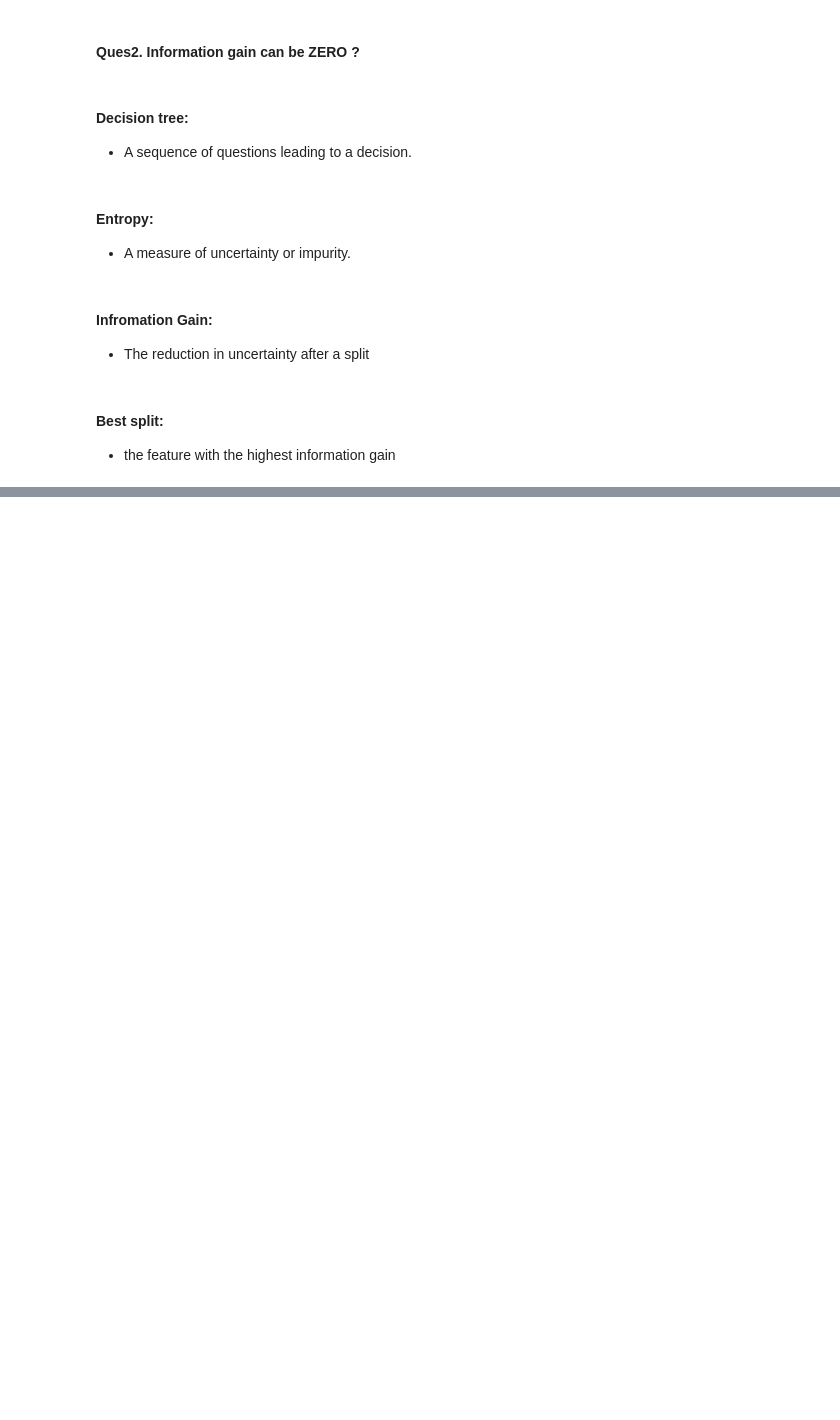
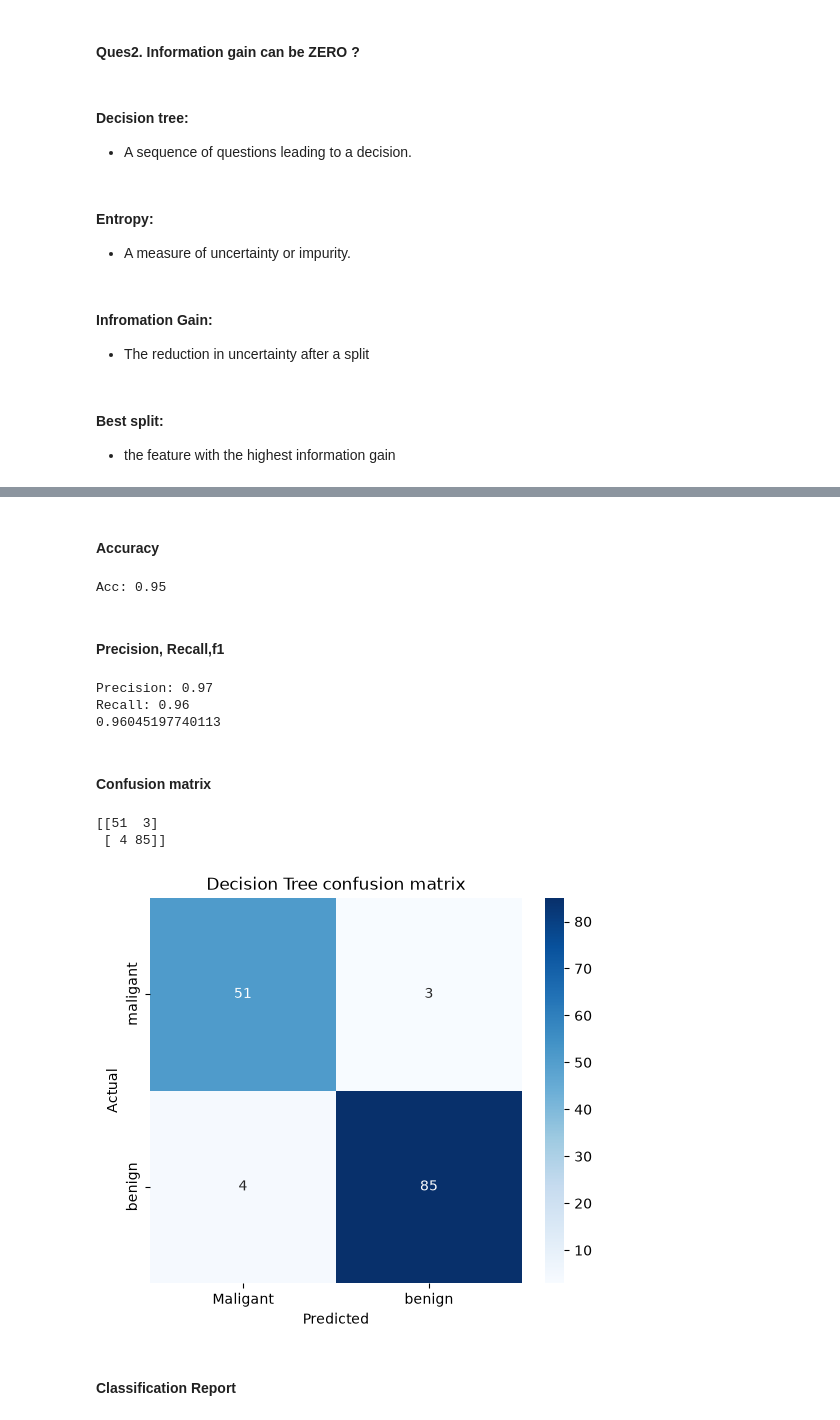
Before and after one commit to Gyanendrajeet/PBEL, a Jupyter notebook: Decision_Tree.ipynb, the cells around one changed output, grey strips where cells are left out. Saved outputs shown, nothing was run; the diff lists cells and outputs as text; code cells hidden in the pictures; blank space fills up the shorter version.

```diff
--- a/Decision_Tree.ipynb
+++ b/Decision_Tree.ipynb
@@ -239,0 +451,5 @@ In Standard Decision Tree information gain is non negative because a split shoul
+# %%
+model = DecisionTreeClassifier(
+    criterion = "gini",
+    random_state=42
+)
@@ -239,0 +458,2 @@ In Standard Decision Tree information gain is non negative because a split shoul
+# %%
+model.fit(x_train, y_train)
@@ -239,0 +464,2 @@ In Standard Decision Tree information gain is non negative because a split shoul
+# %%
+y_pred = model.predict(x_test)
@@ -239,0 +485,42 @@ In Standard Decision Tree information gain is non negative because a split shoul
+# %% [markdown]
+#### Accuracy
+# %%
+accuracy = accuracy_score(y_test,y_pred)
+print("Acc:",round(accuracy,2))
+# %% [output]
+Acc: 0.95
+# %% [markdown]
+#### Precision, Recall,f1
+# %%
+Precision = precision_score(y_test, y_pred)
+print ("Precision:",round(Precision,2))
+
+Recall = recall_score(y_test,y_pred)
+print("Recall:",round(Recall,2))
+
+
+f1 = f1_score(y_test,y_pred)
+print(f1)
+# %% [output]
+Precision: 0.97
+Recall: 0.96
+0.96045197740113
+# %% [markdown]
+#### Confusion matrix
+# %%
+cm = confusion_matrix(y_test,y_pred)
+print(cm)
+# %% [output]
+[[51  3]
+ [ 4 85]]
+# %%
+plt.figure(figsize=(6,5))
+sns.heatmap(cm,annot=True, cmap="Blues", fmt= 'd',xticklabels=['Maligant',"benign"], yticklabels=['maligant', "benign"])
+plt.xlabel('Predicted')
+plt.ylabel('Actual')
+plt.title("Decision Tree confusion matrix")
+plt.show()
+# %% [output]
+[figure, added]
+# %% [markdown]
+#### Classification Report
```
Also changed, not shown: parts of 46 cells of this notebook.
